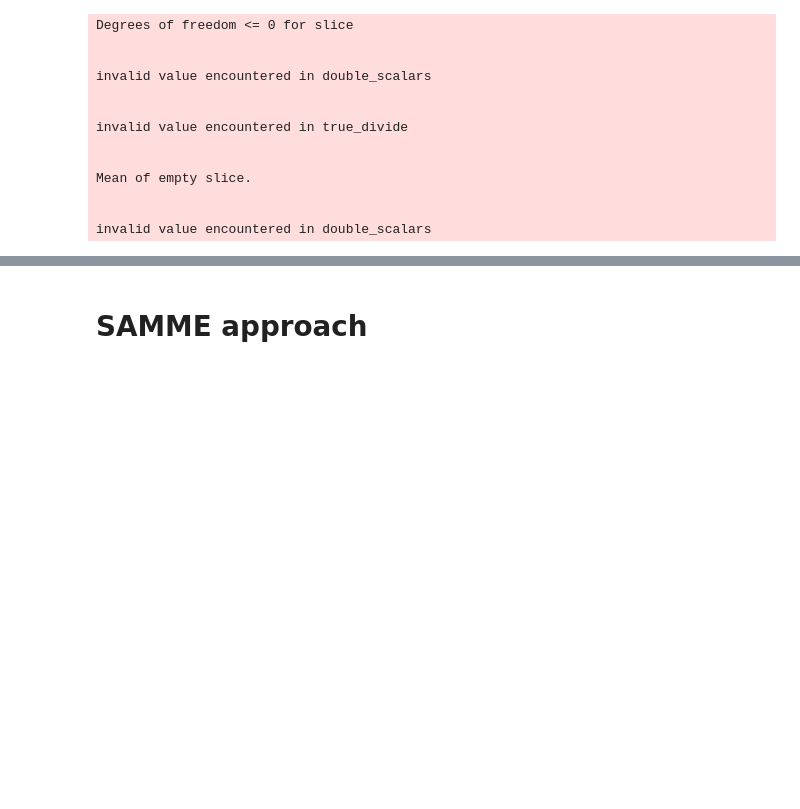
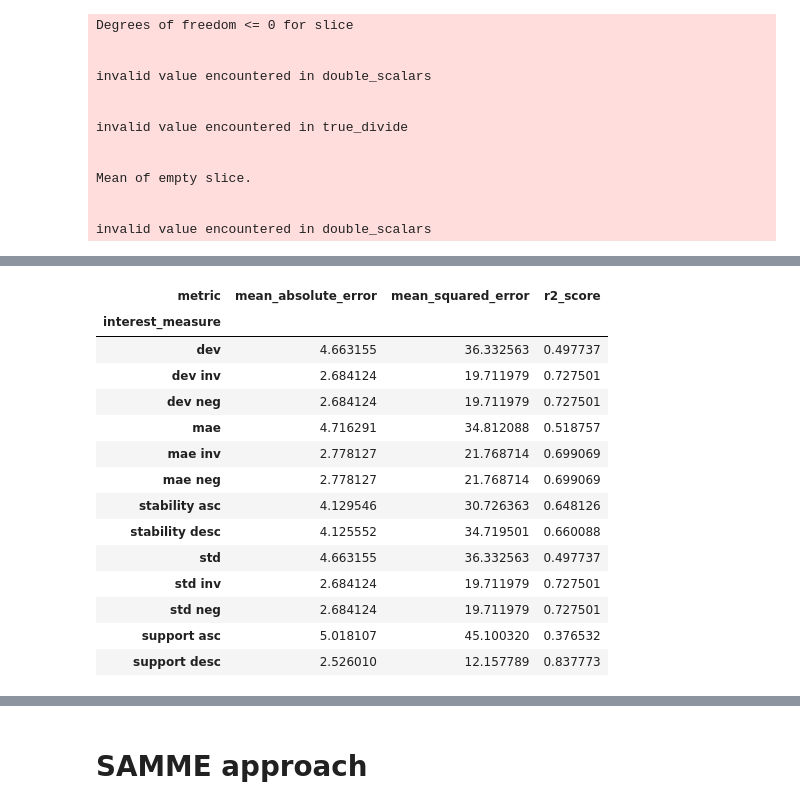
Before and after one commit to EgorDudyrev/FCA_BB_interpret, a Jupyter notebook: notebooks/2020.10.14-Testing_Weights.ipynb, the cells around one changed output, grey strips where cells are left out. Cells and saved outputs as stored; diff of their text form; code cells hidden in the pictures; blank space fills up the shorter version.

```diff
--- a/notebooks/2020.10.14-Testing_Weights.ipynb
+++ b/notebooks/2020.10.14-Testing_Weights.ipynb
@@ -501,3 +515,22 @@ plt.show()
+# %%
+cds[(cds['ds']=='test')&(cds['n_top_concepts']<10)].pivot_table(
+    index='interest_measure', columns='metric', values='metric_value', aggfunc='max')
+# %% [output]
+| metric | mean_absolute_error | mean_squared_error | r2_score |
+| interest_measure |  |  |  |
+| dev | 4.663155 | 36.332563 | 0.497737 |
+| dev inv | 2.684124 | 19.711979 | 0.727501 |
+| dev neg | 2.684124 | 19.711979 | 0.727501 |
+| mae | 4.716291 | 34.812088 | 0.518757 |
+| mae inv | 2.778127 | 21.768714 | 0.699069 |
+| mae neg | 2.778127 | 21.768714 | 0.699069 |
+| stability asc | 4.129546 | 30.726363 | 0.648126 |
+| stability desc | 4.125552 | 34.719501 | 0.660088 |
+| std | 4.663155 | 36.332563 | 0.497737 |
+| std inv | 2.684124 | 19.711979 | 0.727501 |
+| std neg | 2.684124 | 19.711979 | 0.727501 |
+| support asc | 5.018107 | 45.100320 | 0.376532 |
+| support desc | 2.526010 | 12.157789 | 0.837773 |
 # %%
 comp_qualities[['metric','ds','LinearRegression','DecisionTreeRegressor','RandomForestRegressor','XGBRegressor','CatBoostRegressor']]
 # %% [output]
```
Also changed, not shown: parts of 38 cells of this notebook.
